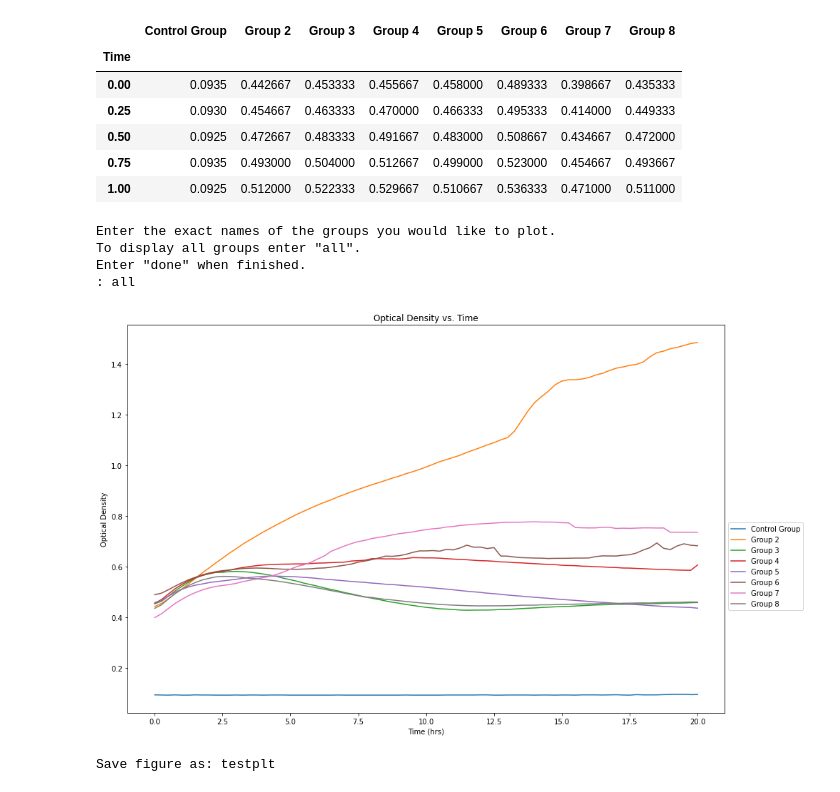
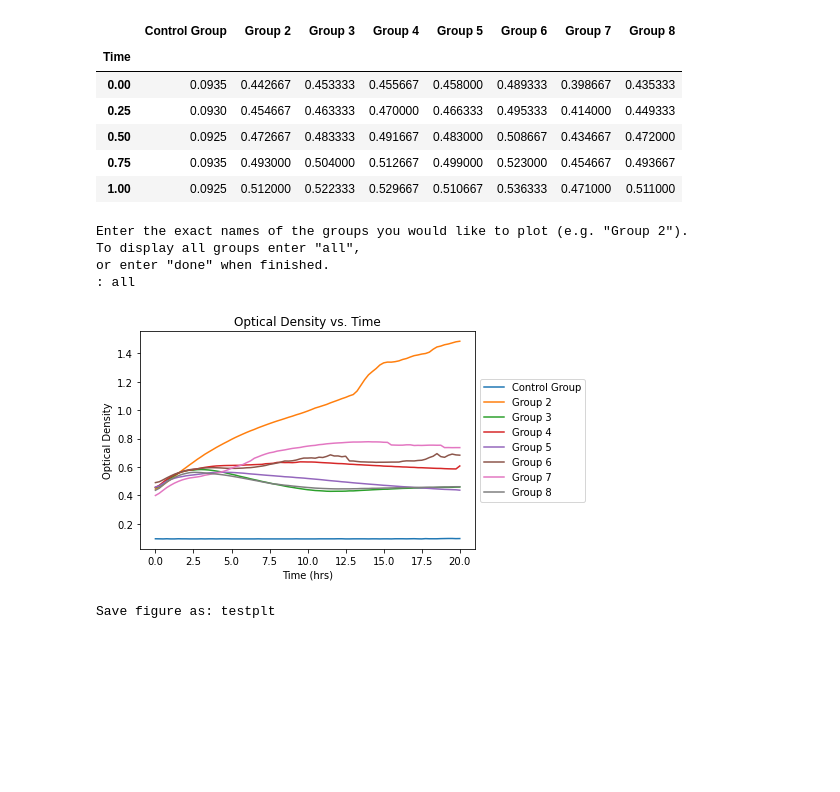
Before and after one commit to mogman95/SummerResearch, a Jupyter notebook: OD Plot/ODdata-analysis.ipynb, the cells around one changed output. Saved outputs shown, nothing was run; the diff lists cells and outputs as text; code cells hidden in the pictures; blank space fills up the shorter version.

Commit message:
Improved OD plot prompts & plot display

```diff
--- a/OD Plot/ODdata-analysis.ipynb
+++ b/OD Plot/ODdata-analysis.ipynb
@@ -27,7 +27,7 @@ while invalid_resp: # Loops if 'neworold' input is invalid
 
         while True: # Loops if 'file' input is invalid
             try:
-                file = input('Excel File Name: ')
+                file = input('Enter the excel file name.\n: ')
                 file_path = os.path.realpath(file) # Gets the full file path. If the file doesn't exist, exception is raised
                 break
                 ### This code can be used for file selection prompt, if it is prefered over manual user input
@@ -41,9 +41,9 @@ while invalid_resp: # Loops if 'neworold' input is invalid
 
         while True: # Loops if any of the following inputs is not an integer
             try:
-                header_row = int(input('Enter the number (1, 9, 23, etc.) of the row with the column labels: '))-1
-                last_row = int(input('Enter the last row number (1, 9, 23, etc.): '))
-                index_column = letters.index(input('Enter the letter of the index column (x-axis): ').upper())
+                header_row = int(input('Enter the row number (as (+)int.) with the column labels (i.e. header row)\n: '))-1
+                last_row = int(input('Enter the last row number of the data block (as (+)int.)\n: '))
+                index_column = letters.index(input('Enter the letter of the column with the independent variable you would like to plot (e.g. time)\n: ').upper())
                 break
             except:
                 print('Invalid input')
@@ -110,14 +110,14 @@ if neworold == 'y':
 
     while True: # Loops if 'replicates' input is invalid
         try:
-            replicates = int(input('How many replicates?\nEnter as a positive integer (e.g. 1,2,5, etc.)\n: '))
+            replicates = int(input('How many replicates?\nEnter as a positive integer\n: '))
             break
         except:
             print('Invalid input')
 
     while True:
         try:
-            columns = int(input('How many columns per replicate?\nEnter as a positive integer (e.g. 1,2,5, etc.)\n: '))
+            columns = int(input('How many data columns per replicate? (e.g. A1-AX: X=?)\nEnter as a positive integer\n: '))
             break
         except:
             print('Invalid input')
@@ -125,7 +125,7 @@ if neworold == 'y':
     nc_replicates = [] # Initialize list
     while True:        # Loops if 'nc_rep' input is invalid or the user isn't finished inputting
         try:
-            nc_rep = input('Enter the number(s) (1, 2, etc.) of the replicates that include the negative control(s).\nPress \'enter\' after each entry.\nEnter \"done\" when finished.\n: ')
+            nc_rep = input('Enter the number(s) ((+)int.) of the replicate(s) with the negative control(s) you would like to include.\nPress \'enter\' after each entry.\nEnter \"done\" when finished.\n: ')
             if nc_rep.lower() == 'done':        # If the user is done entering values...
                 break                           # Break the loop
     #         int(nc_rep)                         # Otherwise, check is the input is an integer
@@ -135,7 +135,7 @@ if neworold == 'y':
 
     while True:
         try:
-            nc_num = int(input('Which column in each replicate contains the neg. control?\nEnter as a positive integer.\n: '))
+            nc_num = int(input('Which data column in each replicate contains the neg. control? (e.g. A1, B1, C1, etc.)\nEnter as a positive integer.\n: '))
             break
         except:
             print('Invalid input')
@@ -179,38 +179,37 @@ OD_data.head(5)
 # %%
 """Display data plot"""
 '''Which groups to plot?'''
 groups = [] # Initialize group list
 while True:
     try:
-        group = input('Enter the exact names of the groups you would like to plot.\nTo display all groups enter \"all\".\nEnter \"done\" when finished.\n: ')
+        group = input('Enter the exact names of the groups you would like to plot (e.g. \"Group 2\").\nTo display all groups enter \"all\",\nor enter \"done\" when finished.\n: ')
 
         if group.lower() == 'all':
             groups = list(OD_data.columns.values) # Obtains all of the column names and puts them in a list
             break
         elif group.lower() == 'done':
             break
 
         check = OD_data[group] # Attempts to call the input group name to check if it is valid
         groups.append(group)   # If it is, it appends the group to the list
     except:
         print('Invalid Input')
 
 '''Display plot'''
-plot = OD_data.plot(figsize=(15,10),                                  # Initialize plot from dataframe with x to y ratio of 15:10
-                   title = 'Optical Density vs. Time',                # Set title
-                   y = groups,                                        # Set the groups to plot
-                   xlabel = 'Time (hrs)',                             # Set x-axis label
-                   ylabel = 'Optical Density',                        # Set y-axis label
-                  )
-plot.legend(bbox_to_anchor=(1, 0.5))                                  # Set top left of the legend to center right of the plot
+plot = OD_data.plot(title = 'Optical Density vs. Time',                # Set title
+                    y = groups,                                        # Set the groups to plot
+                    xlabel = 'Time (hrs)',                             # Set x-axis label
+                    ylabel = 'Optical Density',                        # Set y-axis label
+                   )
+plot.legend(loc='center left',bbox_to_anchor=(1, 0.5))                 # Set top left of the legend to center right of the plot
 
-plt.show()                                                            # Show the plot (not necessary in Jupyter Notebook)
+plt.show()                                                             # Show the plot (not necessary in Jupyter Notebook)
 # %% [output]
-Enter the exact names of the groups you would like to plot.
-To display all groups enter "all".
-Enter "done" when finished.
+Enter the exact names of the groups you would like to plot (e.g. "Group 2").
+To display all groups enter "all",
+or enter "done" when finished.
 : all
-[figure, old version]
+[figure, new version]
 # %%
 """Save plot"""
 plot_name = input('\nSave figure as: ')
```
